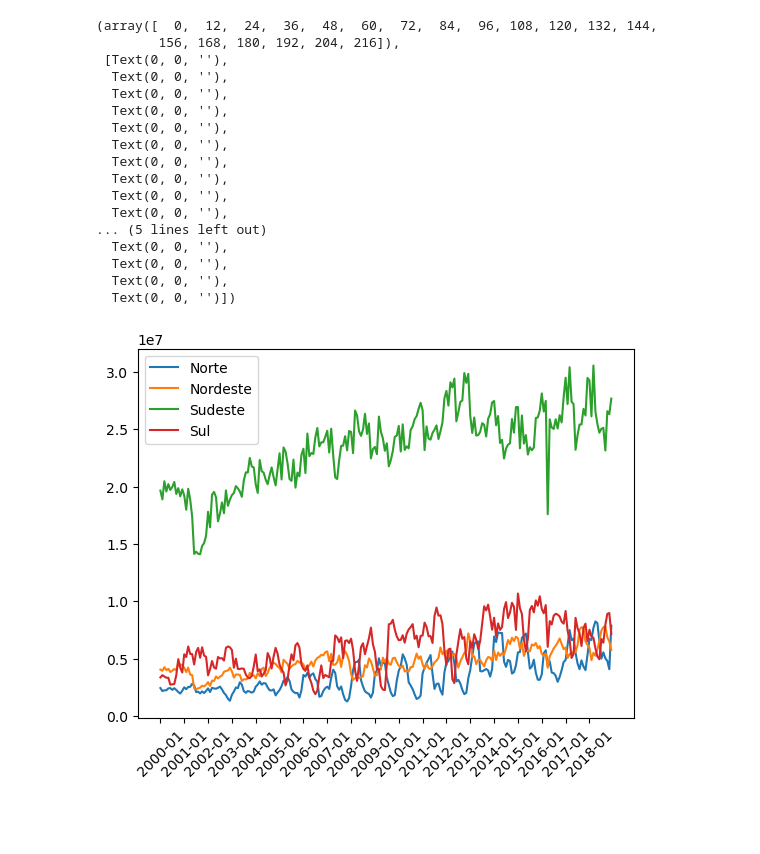
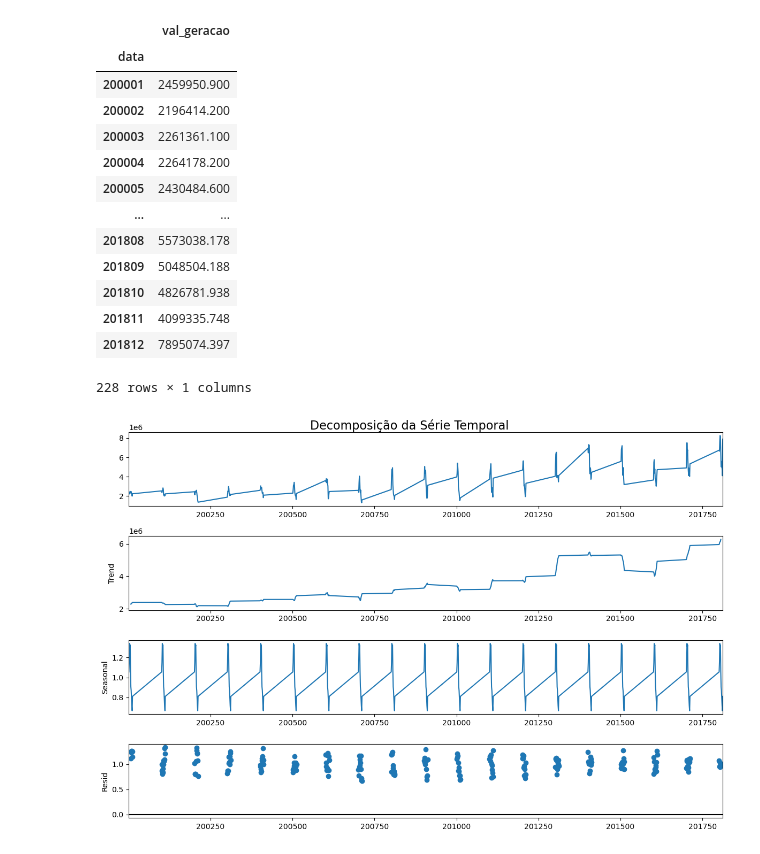
Before and after one commit to ppbgarcia/bootcamp20241, a Jupyter notebook: eda.ipynb, the cells around one changed output. Cells and saved outputs as stored; diff of their text form; code cells hidden in the pictures; blank space fills up the shorter version.

```diff
--- a/eda.ipynb
+++ b/eda.ipynb
@@ -52,0 +32,7 @@ KeyError: "['nom_subsistema', 'nom_estado', 'ceg', 'id_ons', 'nom_tipousina', 'n
+# %%
+norte = treino[treino['id_subsistema'] == "N"]
+nordeste = treino[treino['id_subsistema'] == "NE"]
+sul = treino[treino['id_subsistema'] == "S"]
+sudeste = treino[treino['id_subsistema'] == "SE"]
+
+norte['data'] = norte['data'].str.replace('-', '').astype(int)
@@ -59,32 +63,32 @@ norte = norte.groupby('data').sum('val_geracao')
 sul = sul.groupby('data').sum('val_geracao')
 sudeste = sudeste.groupby('data').sum('val_geracao')
 nordeste = nordeste.groupby('data').sum('val_geracao')
-# %%
-fig, ax = plt.subplots()
-
-ax.plot(norte, label = "Norte")
-ax.plot(nordeste, label = "Nordeste")
-ax.plot(sudeste, label = "Sudeste")
-ax.plot(sul, label = "Sul")
-ax.legend(loc="upper left")
-ax.set_xticks(ax.get_xticks()[::12])
-plt.xticks(fontsize=10, rotation=45)
-# %% [output]
-(array([  0,  12,  24,  36,  48,  60,  72,  84,  96, 108, 120, 132, 144,
-        156, 168, 180, 192, 204, 216]),
- [Text(0, 0, ''),
-  Text(0, 0, ''),
-  Text(0, 0, ''),
-  Text(0, 0, ''),
-  Text(0, 0, ''),
-  Text(0, 0, ''),
-  Text(0, 0, ''),
-  Text(0, 0, ''),
-  Text(0, 0, ''),
-  Text(0, 0, ''),
-... (5 lines left out)
-  Text(0, 0, ''),
-  Text(0, 0, ''),
-  Text(0, 0, ''),
-  Text(0, 0, '')])
-[figure, removed]
+# %%
+display(norte)
+# %% [output]
+|  | val_geracao |
+| data |  |
+| 200001 | 2459950.900 |
+| 200002 | 2196414.200 |
+| 200003 | 2261361.100 |
+| 200004 | 2264178.200 |
+| 200005 | 2430484.600 |
+| ... | ... |
+| 201808 | 5573038.178 |
+| 201809 | 5048504.188 |
+| 201810 | 4826781.938 |
+| 201811 | 4099335.748 |
+| 201812 | 7895074.397 |
+228 rows × 1 columns
+# %%
+decomposition = seasonal_decompose(norte, model='multiplicative', period=12)  # decomposição anual
+fig = decomposition.plot()
+fig.set_size_inches(12, 8)
+fig.add_gridspec()
+fig.suptitle('Decomposição da Série Temporal', fontsize=16)
+plt.tight_layout()
+plt.subplots_adjust(top=0.95)
+plt.tick_params(labelsize=10)
+plt.show()
+# %% [output]
+[figure, added]
```
Also changed, not shown: parts of 12 cells of this notebook.
